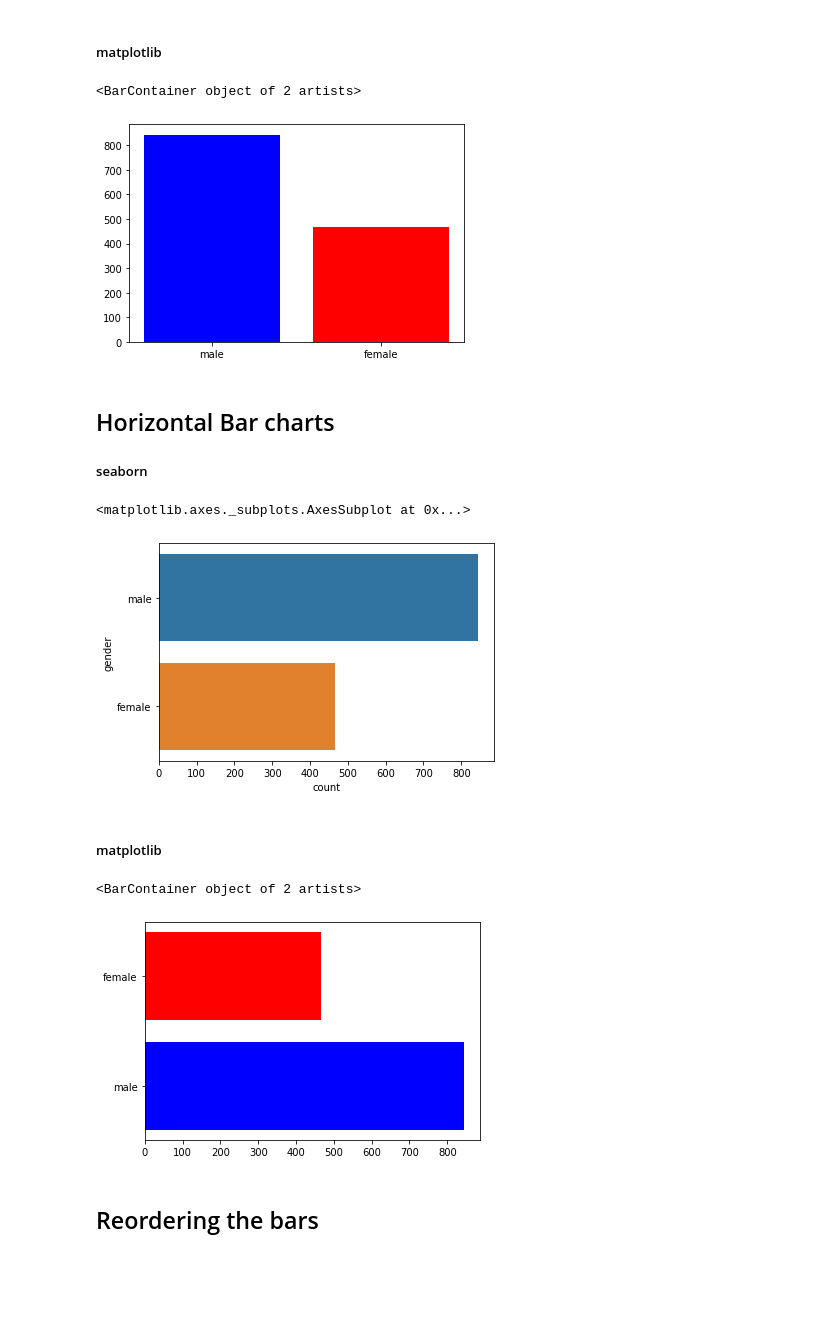
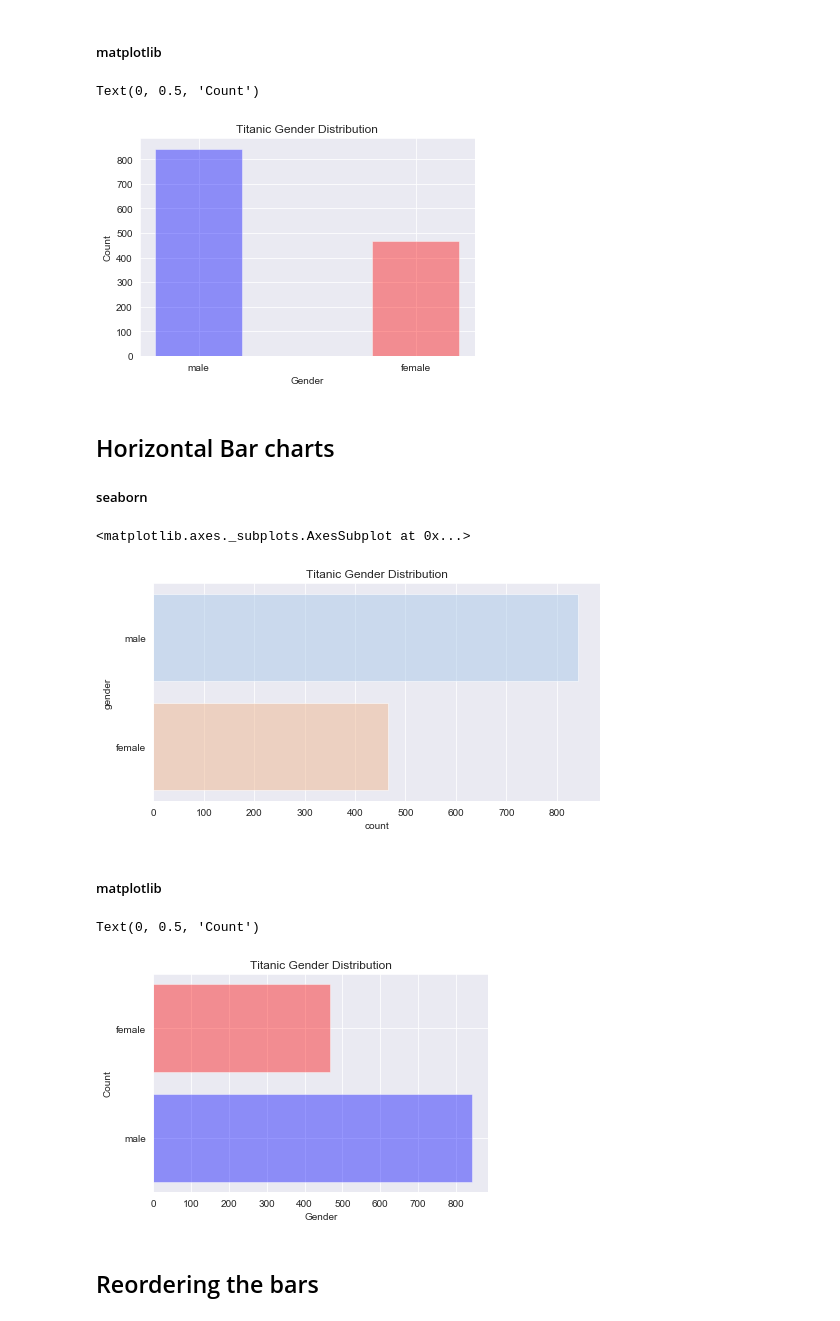
Before and after one commit to RTG8055/DataScience, a Jupyter notebook: StartSteps/Python Notebooks/categorical_vars_bar.ipynb, the cells around one changed output. Cells and saved outputs as stored; diff of their text form; code cells hidden in the pictures; blank space fills up the shorter version.

Commit message:
bar plot change + mosaic change

```diff
--- a/StartSteps/Python Notebooks/categorical_vars_bar.ipynb
+++ b/StartSteps/Python Notebooks/categorical_vars_bar.ipynb
@@ -32,3 +25,5 @@ df_cop.head()
+# %%
+sns.set_style('darkgrid')
 # %% [markdown]
 ## Faceted Bar Chart
 ##### seaborn
@@ -44,5 +39,6 @@ g = sns.catplot(x="sex", y="count",
 # %%
 df_copy2  = df['sex'].value_counts().reset_index()
 df_copy2.columns = ['gender', 'count']
+df = df_copy2
 # %% [markdown]
 ##### seaborn
@@ -54,27 +53,35 @@ sns.barplot(x='gender', y='count', data=df_copy2)
 # %% [markdown]
 ##### matplotlib
 # %%
-plt.bar(x=df_copy2.gender, height=df_copy2['count'], color=['blue', 'red'])
+plt.title('Titanic Gender Distribution')
+plt.bar(x=df['gender'], height=df['count'], color=['blue', 'red'], alpha=0.4, width=0.4)
+plt.xlabel('Gender')
+plt.ylabel('Count')
 # %% [output]
-<BarContainer object of 2 artists>
+Text(0, 0.5, 'Count')
-[figure, old version]
+[figure, new version]
 # %% [markdown]
 ## Horizontal Bar charts
 ##### seaborn
 # %%
 # Flip the x and y variables
-sns.barplot(x='count', y='gender', data=df_copy2)
+plt.figure(figsize=(8,4))
+plt.title('Titanic Gender Distribution')
+sns.barplot(x='count', y='gender', data=df, palette='pastel', alpha=0.5)
 # %% [output]
 <matplotlib.axes._subplots.AxesSubplot at 0x...>
-[figure, old version]
+[figure, new version]
 # %% [markdown]
 ##### matplotlib
 # %%
 # y and width are the passed params
-plt.barh(y=df_copy2.gender, width=df_copy2['count'], color=['blue', 'red'])
+plt.title('Titanic Gender Distribution')
+plt.barh(y=df['gender'], width=df['count'], color=['blue', 'red'], alpha=0.4)
+plt.xlabel('Gender')
+plt.ylabel('Count')
 # %% [output]
-<BarContainer object of 2 artists>
+Text(0, 0.5, 'Count')
-[figure, old version]
+[figure, new version]
 # %% [markdown]
 ## Reordering the bars
 # %% [markdown]
```
Also changed, not shown: parts of 6 cells of this notebook, 12 other files.
